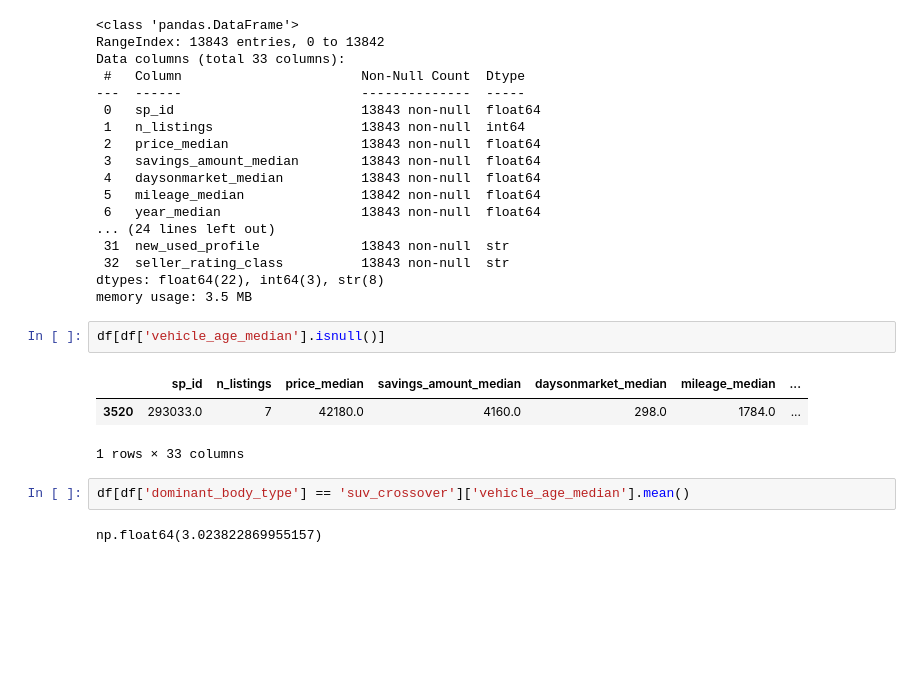
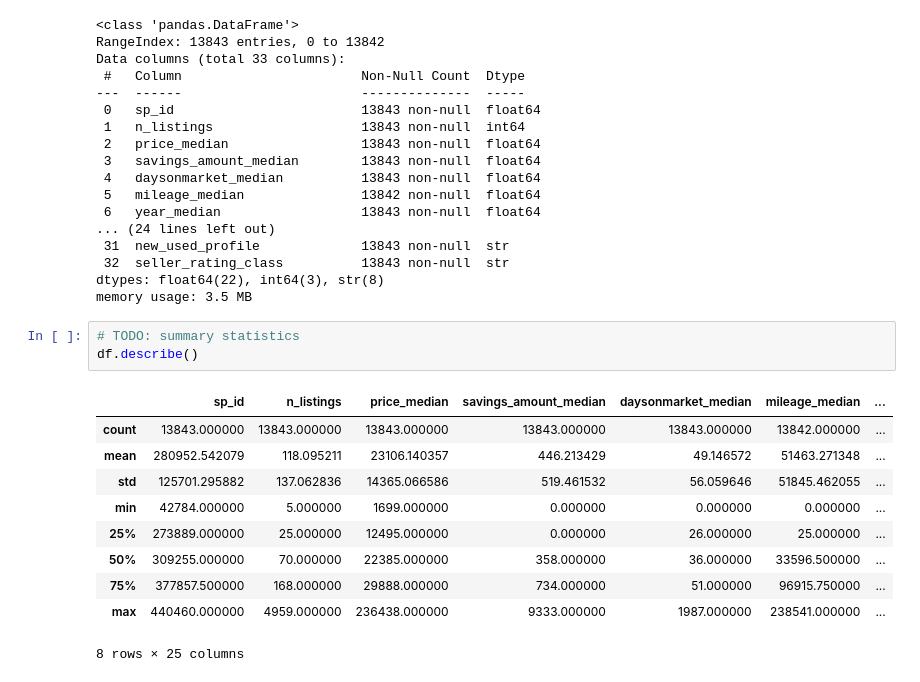
Before and after one commit to iqbalzain99/data-mining_unipi_1_2026, a Jupyter notebook: project/project.ipynb, the cells around one changed output. Cells and saved outputs as stored; diff of their text form; blank space fills up the shorter version.

```diff
--- a/project/project.ipynb
+++ b/project/project.ipynb
@@ -40,13 +78,17 @@ Data columns (total 33 columns):
  32  seller_rating_class          13843 non-null  str
 dtypes: float64(22), int64(3), str(8)
 memory usage: 3.5 MB
-# %%
-df[df['vehicle_age_median'].isnull()]
-# %% [output]
-|  | sp_id | n_listings | price_median | savings_amount_median | daysonmarket_median | mileage_median | ... |
-| 3520 | 293033.0 | 7 | 42180.0 | 4160.0 | 298.0 | 1784.0 | ... |
-1 rows × 33 columns
-# %%
-df[df['dominant_body_type'] == 'suv_crossover']['vehicle_age_median'].mean()
-# %% [output]
-np.float64(3.023822869955157)
+# %%
+# TODO: summary statistics
+df.describe()
+# %% [output]
+|  | sp_id | n_listings | price_median | savings_amount_median | daysonmarket_median | mileage_median | ... |
+| count | 13843.000000 | 13843.000000 | 13843.000000 | 13843.000000 | 13843.000000 | 13842.000000 | ... |
+| mean | 280952.542079 | 118.095211 | 23106.140357 | 446.213429 | 49.146572 | 51463.271348 | ... |
+| std | 125701.295882 | 137.062836 | 14365.066586 | 519.461532 | 56.059646 | 51845.462055 | ... |
+| min | 42784.000000 | 5.000000 | 1699.000000 | 0.000000 | 0.000000 | 0.000000 | ... |
+| 25% | 273889.000000 | 25.000000 | 12495.000000 | 0.000000 | 26.000000 | 25.000000 | ... |
+| 50% | 309255.000000 | 70.000000 | 22385.000000 | 358.000000 | 36.000000 | 33596.500000 | ... |
+| 75% | 377857.500000 | 168.000000 | 29888.000000 | 734.000000 | 51.000000 | 96915.750000 | ... |
+| max | 440460.000000 | 4959.000000 | 236438.000000 | 9333.000000 | 1987.000000 | 238541.000000 | ... |
+8 rows × 25 columns
```
Also changed, not shown: parts of 28 cells of this notebook, 3 other files.
